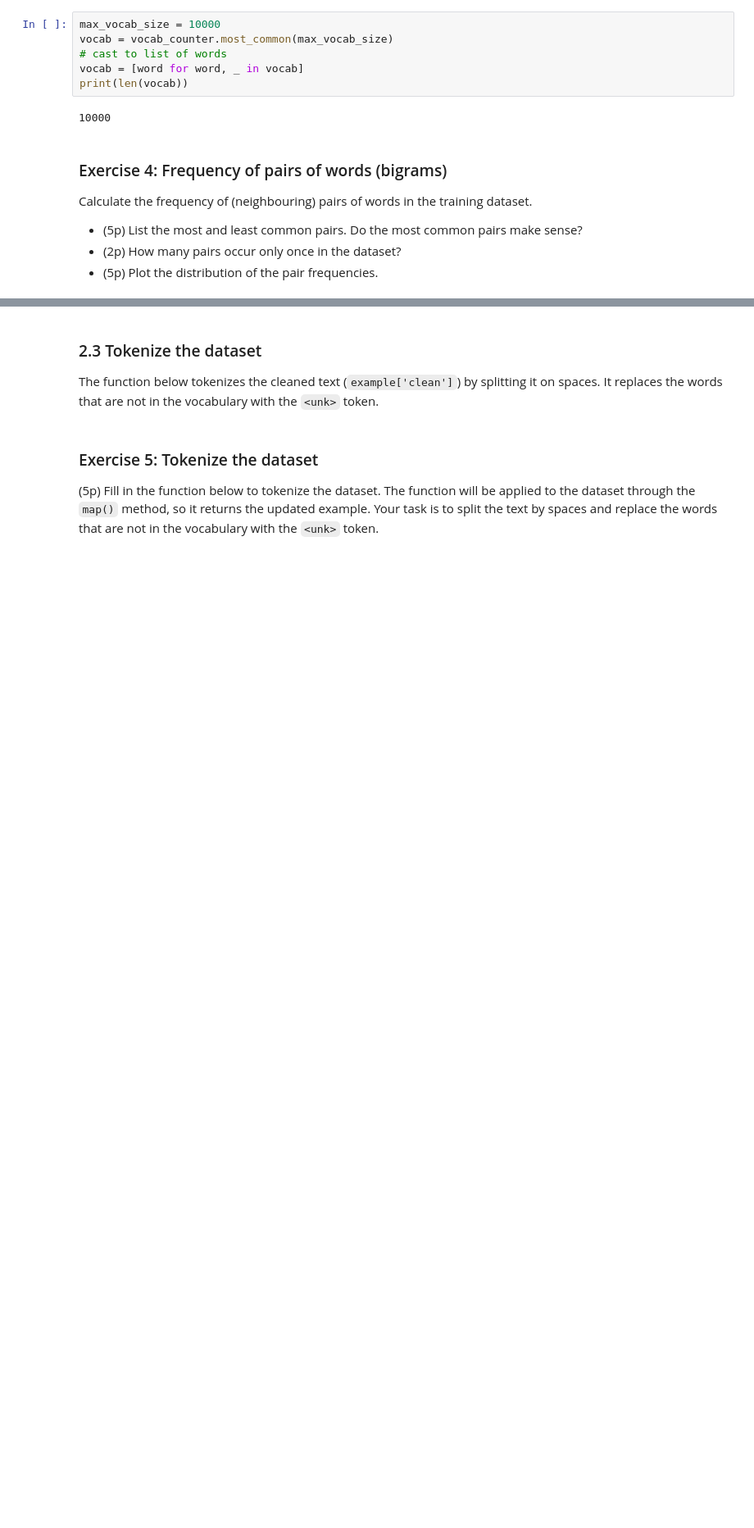
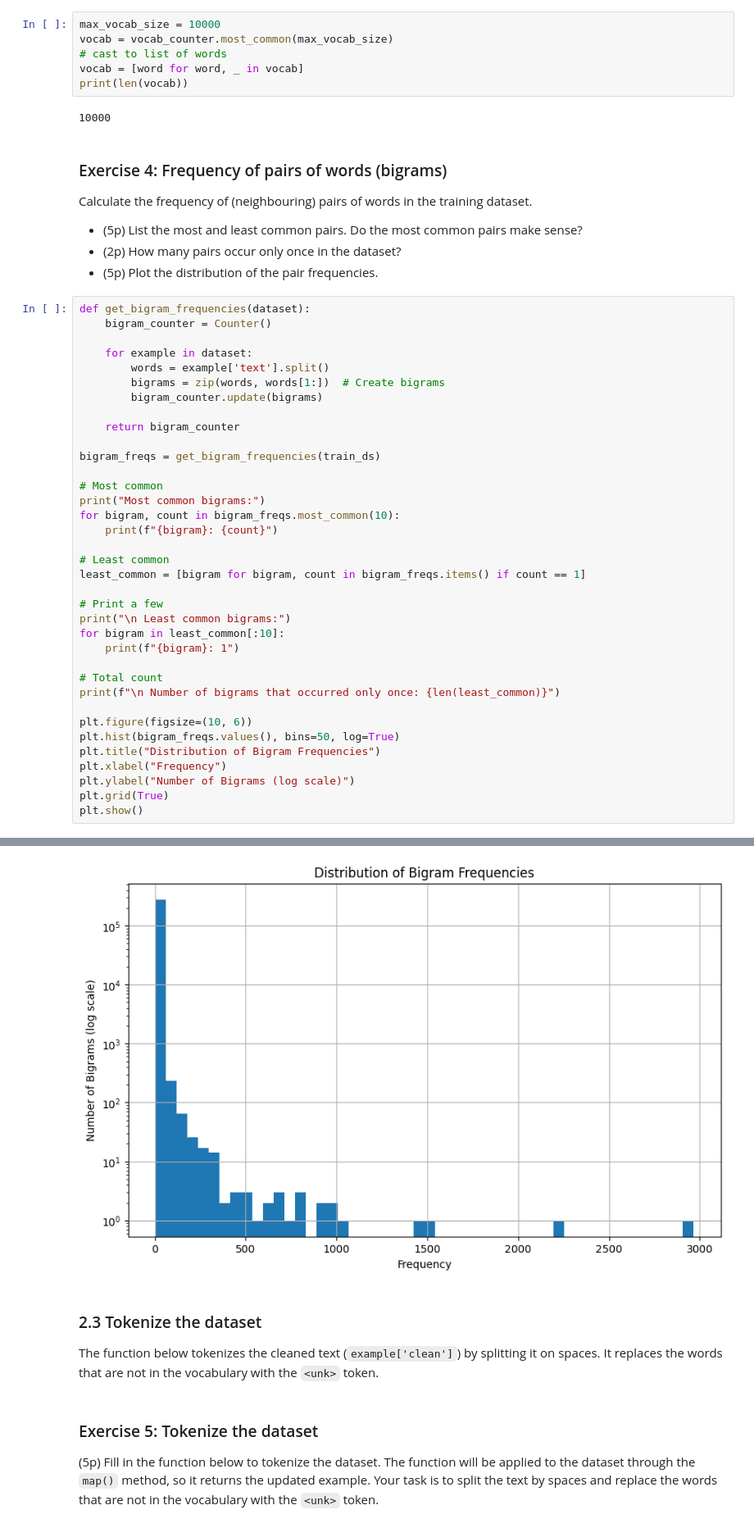
Before and after one commit to katarinadvornak/Natural-Language-Processing, a Jupyter notebook: lab1/lab1_empty.ipynb, the cells around one changed output, grey strips where cells are left out. Shown at 82% size. Drawn from its saved outputs; the diff is of its cells as text; blank space fills up the shorter version.

````diff
--- a/lab1/lab1_empty.ipynb
+++ b/lab1/lab1_empty.ipynb
@@ -439,3 +439,40 @@ Calculate the frequency of (neighbouring) pairs of words in the training dataset
 - (5p) List the most and least common pairs. Do the most common pairs make sense?
 - (2p) How many pairs occur only once in the dataset?
 - (5p) Plot the distribution of the pair frequencies.
+# %%
+def get_bigram_frequencies(dataset):
+    bigram_counter = Counter()
+
+    for example in dataset:
+        words = example['text'].split()
+        bigrams = zip(words, words[1:])  # Create bigrams
+        bigram_counter.update(bigrams)
+
+    return bigram_counter
+
+bigram_freqs = get_bigram_frequencies(train_ds)
+
+# Most common
+print("Most common bigrams:")
+for bigram, count in bigram_freqs.most_common(10):
+    print(f"{bigram}: {count}")
+
+# Least common
+least_common = [bigram for bigram, count in bigram_freqs.items() if count == 1]
+
+# Print a few
+print("\n Least common bigrams:")
+for bigram in least_common[:10]:
+    print(f"{bigram}: 1")
+
+# Total count
+print(f"\n Number of bigrams that occurred only once: {len(least_common)}")
+
+plt.figure(figsize=(10, 6))
+plt.hist(bigram_freqs.values(), bins=50, log=True)
+plt.title("Distribution of Bigram Frequencies")
+plt.xlabel("Frequency")
+plt.ylabel("Number of Bigrams (log scale)")
+plt.grid(True)
+plt.show()
+# %% [output]
@@ -442,3 +496,4 @@ Calculate the frequency of (neighbouring) pairs of words in the training dataset
+[figure, added]
 # %% [markdown]
 ### 2.3 Tokenize the dataset
 The function below tokenizes the cleaned text (```example['clean']```) by splitting it on spaces. It replaces the words that are not in the vocabulary with the `<unk>` token.
````
Also changed, not shown: parts of 1 cell of this notebook.
